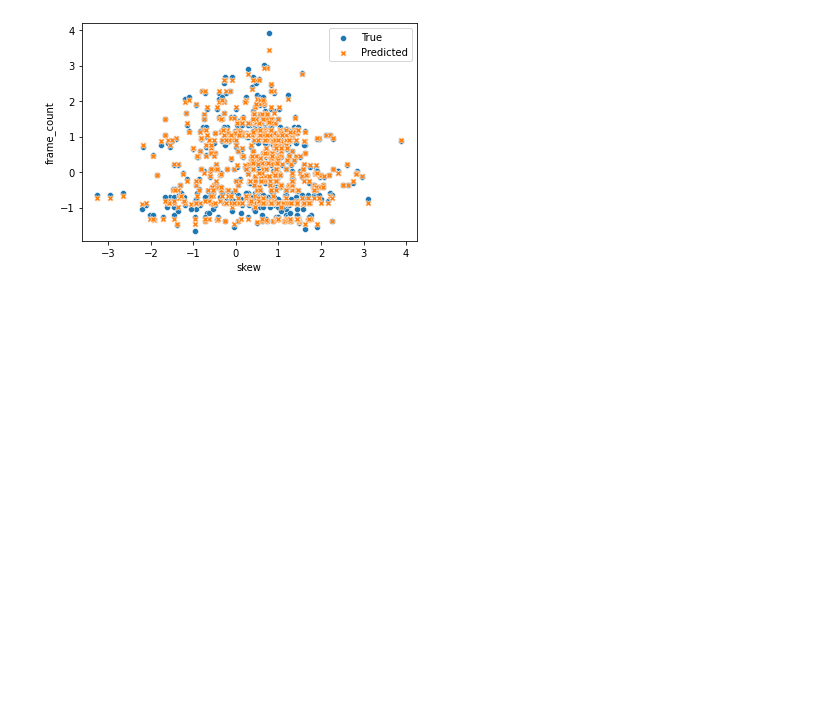
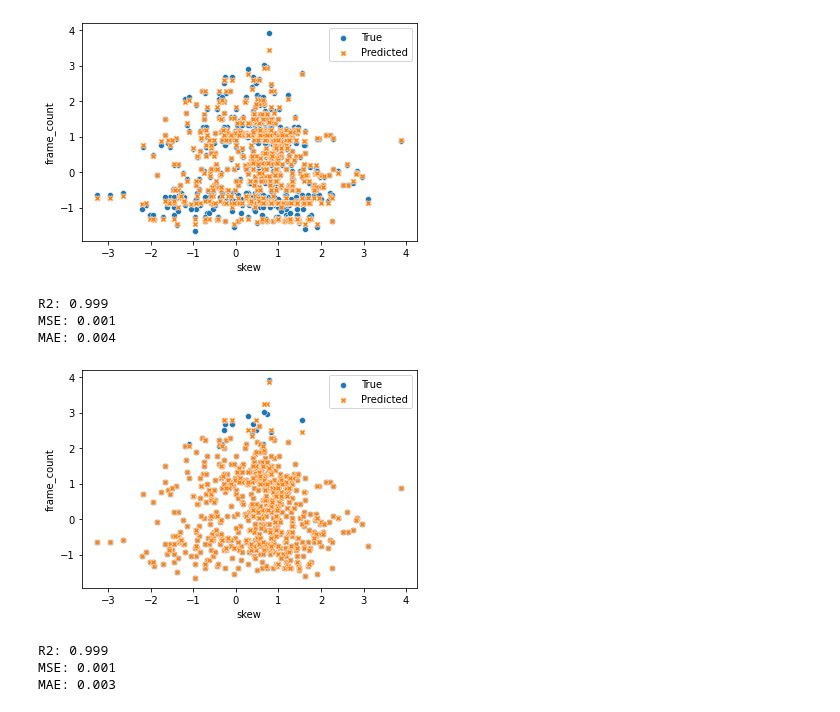
Before and after one commit to Diabelny/Data-Mining-2, a Jupyter notebook: Task2_Advance_Regression/Regression.ipynb, the cells around one changed output. Cells and saved outputs as stored; diff of their text form; code cells hidden in the pictures; blank space fills up the shorter version.

```diff
--- a/Task2_Advance_Regression/Regression.ipynb
+++ b/Task2_Advance_Regression/Regression.ipynb
@@ -202,3 +202,23 @@ plt.legend()
 plt.show()
 # %% [output]
 [figure]
+# %%
+clf = GradientBoostingRegressor(n_estimators=100,
+                                 learning_rate=1.0, max_depth=10, random_state=0)
+clf.fit(X_train, y_train)
+
+y_pred = clf.predict(X_test)
+print('R2: %.3f' % r2_score(y_test, y_pred))
+print('MSE: %.3f' % mean_squared_error(y_test, y_pred))
+print('MAE: %.3f' % mean_absolute_error(y_test, y_pred))
+# %% [output]
+R2: 0.999
+MSE: 0.001
+MAE: 0.004
+# %%
+sns.scatterplot(data=df_test, x="skew", y="frame_count", label="True")
+sns.scatterplot(data=df_test, x="skew", y=clf.predict(X_test), label="Predicted", marker="X")
+plt.legend()
+plt.show()
+# %% [output]
+[figure, added]
@@ -204,0 +233,9 @@ plt.show()
+# %%
+y_pred = clf.predict(X_test)
+print('R2: %.3f' % r2_score(y_test, y_pred))
+print('MSE: %.3f' % mean_squared_error(y_test, y_pred))
+print('MAE: %.3f' % mean_absolute_error(y_test, y_pred))
+# %% [output]
+R2: 0.999
+MSE: 0.001
+MAE: 0.003
```
Also changed, not shown: parts of 4 cells of this notebook.
